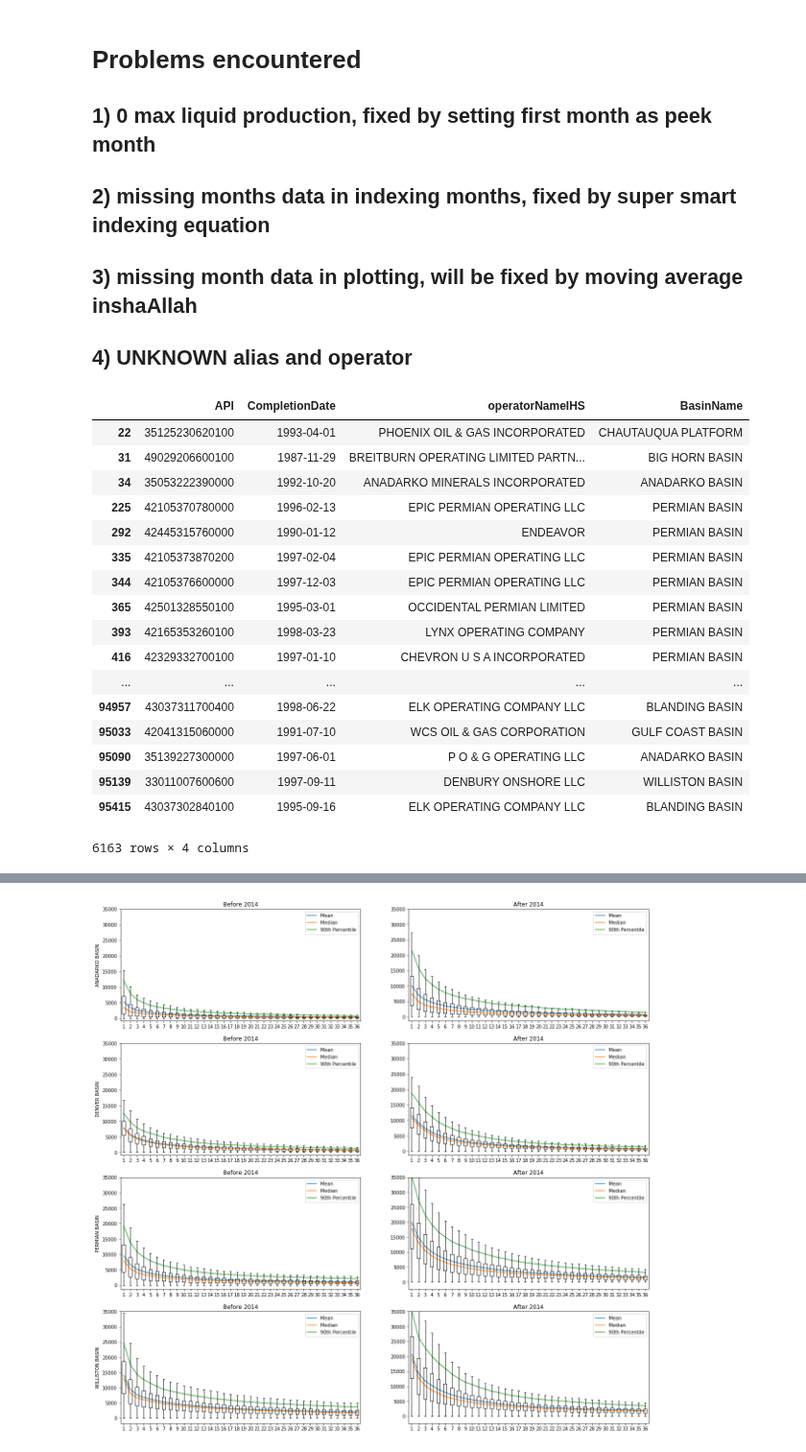
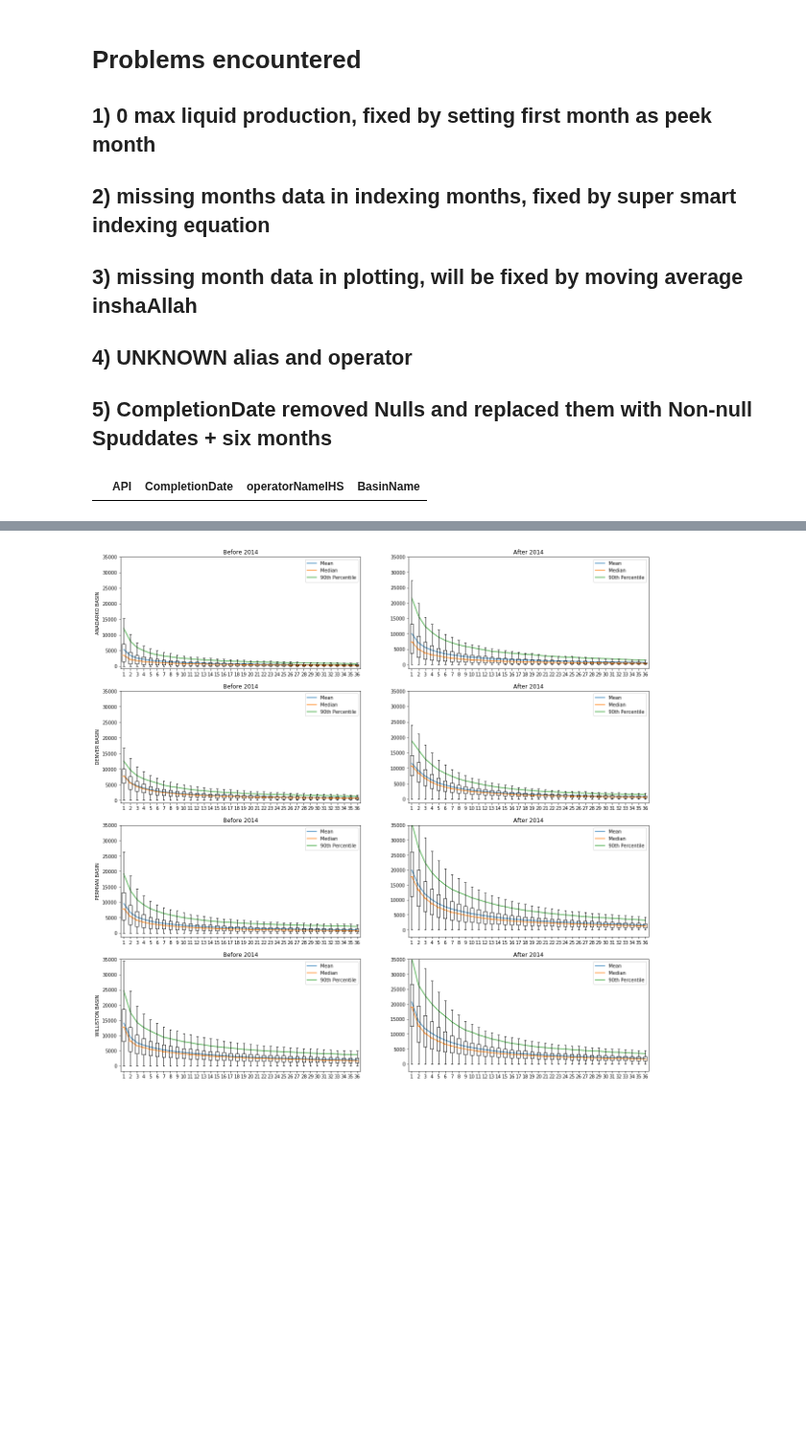
Before and after one commit to NourhanKhaled/DataScience-Project, a Jupyter notebook: Milestone1/Milestone_1.ipynb, the cells around one changed output, grey strips where cells are left out. Shown at 96% size. Saved outputs shown, nothing was run; the diff lists cells and outputs as text; code cells hidden in the pictures; blank space fills up the shorter version.

Commit message:
Update Milestone_1.ipynb
replaced nullified completion dates, fixed Denver

```diff
--- a/Milestone1/Milestone_1.ipynb
+++ b/Milestone1/Milestone_1.ipynb
@@ -11,7 +12,7 @@ op_aliasing_data = pd.read_csv('operator_aliasing.csv')
 cols = ['API', 'Year', 'Month', 'Liquid', 'Gas', 'RatioGasOil']
 prod_data = prod_data[cols]
 
-cols = ['API', 'CompletionDate', 'operatorNameIHS', 'BasinName']
+cols = ['API', 'SpudDate', 'CompletionDate', 'operatorNameIHS', 'BasinName']
 wells_data = wells_data[cols]
 
 cols = ['Name', 'Alias']
@@ -56,3 +57,4 @@ indexed_prod_data = new_prod_data3
 ## 2) missing months data in indexing months, fixed by super smart indexing equation
 ## 3) missing month data in plotting, will be fixed by moving average inshaAllah
 ## 4) UNKNOWN alias and operator
+## 5) CompletionDate removed Nulls and replaced them with Non-null Spuddates + six months
@@ -61,24 +61,19 @@ indexed_prod_data = new_prod_data3
+# %%
+# removed nullified SpudDates and CompletionDates
+wells_data = wells_data[~((wells_data['SpudDate'].isnull()) & (wells_data['CompletionDate'].isnull()))]
+# %%
+# replacing null CompletionDates with SpudDates + six months
+wells_data['SpudDate'] = pd.to_datetime(wells_data['SpudDate'])
+wells_data['CompletionDate'] = pd.to_datetime(wells_data['CompletionDate'])
+wells_data.loc[wells_data['CompletionDate'].isnull(), 'CompletionDate'] = wells_data['SpudDate'] + timedelta(days=170)
+# %%
+# Dropping SpudDate column
+cols = ['API', 'CompletionDate', 'operatorNameIHS', 'BasinName']
+wells_data = wells_data[cols]
 # %%
-wells_data[wells_data['CompletionDate'] < '2000-01-01'] #95420 - 93873
+wells_data[wells_data['CompletionDate'].isnull()]
 # %% [output]
 |  | API | CompletionDate | operatorNameIHS | BasinName |
-| 22 | 35125230620100 | 1993-04-01 | PHOENIX OIL & GAS INCORPORATED | CHAUTAUQUA PLATFORM |
-| 31 | 49029206600100 | 1987-11-29 | BREITBURN OPERATING LIMITED PARTN... | BIG HORN BASIN |
-| 34 | 35053222390000 | 1992-10-20 | ANADARKO MINERALS INCORPORATED | ANADARKO BASIN |
-| 225 | 42105370780000 | 1996-02-13 | EPIC PERMIAN OPERATING LLC | PERMIAN BASIN |
-| 292 | 42445315760000 | 1990-01-12 | ENDEAVOR | PERMIAN BASIN |
-| 335 | 42105373870200 | 1997-02-04 | EPIC PERMIAN OPERATING LLC | PERMIAN BASIN |
-| 344 | 42105376600000 | 1997-12-03 | EPIC PERMIAN OPERATING LLC | PERMIAN BASIN |
-| 365 | 42501328550100 | 1995-03-01 | OCCIDENTAL PERMIAN LIMITED | PERMIAN BASIN |
-| 393 | 42165353260100 | 1998-03-23 | LYNX OPERATING COMPANY | PERMIAN BASIN |
-| 416 | 42329332700100 | 1997-01-10 | CHEVRON U S A INCORPORATED | PERMIAN BASIN |
-| ... | ... | ... | ... | ... |
-| 94957 | 43037311700400 | 1998-06-22 | ELK OPERATING COMPANY LLC | BLANDING BASIN |
-| 95033 | 42041315060000 | 1991-07-10 | WCS OIL & GAS CORPORATION | GULF COAST BASIN |
-| 95090 | 35139227300000 | 1997-06-01 | P O & G OPERATING LLC | ANADARKO BASIN |
-| 95139 | 33011007600600 | 1997-09-11 | DENBURY ONSHORE LLC | WILLISTON BASIN |
-| 95415 | 43037302840100 | 1995-09-16 | ELK OPERATING COMPANY LLC | BLANDING BASIN |
-6163 rows × 4 columns
 # %%
 wells_data_4basins = wells_data[wells_data['BasinName'] == 'DENVER BASIN']
 wells_data_4basins = wells_data_4basins.append(wells_data[wells_data['BasinName'] == 'PERMIAN BASIN'])
```
Also changed, not shown: parts of 5 cells of this notebook.
